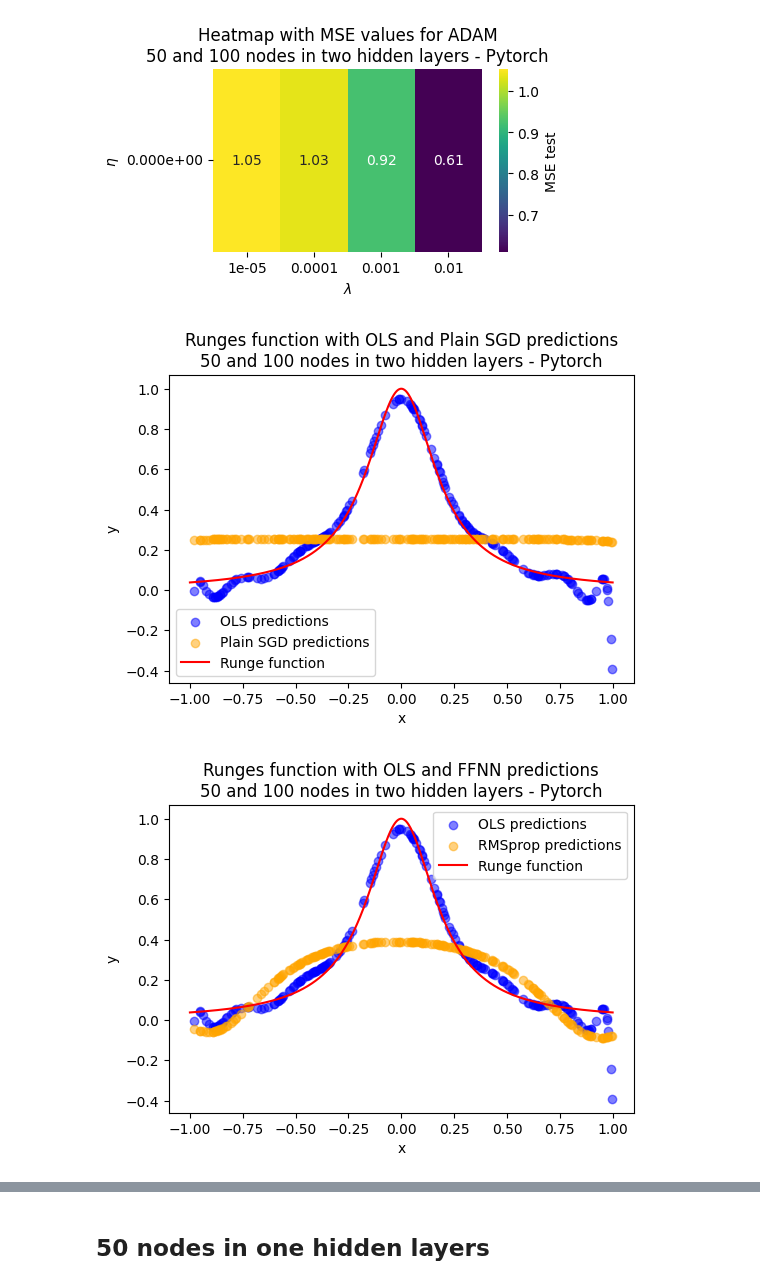
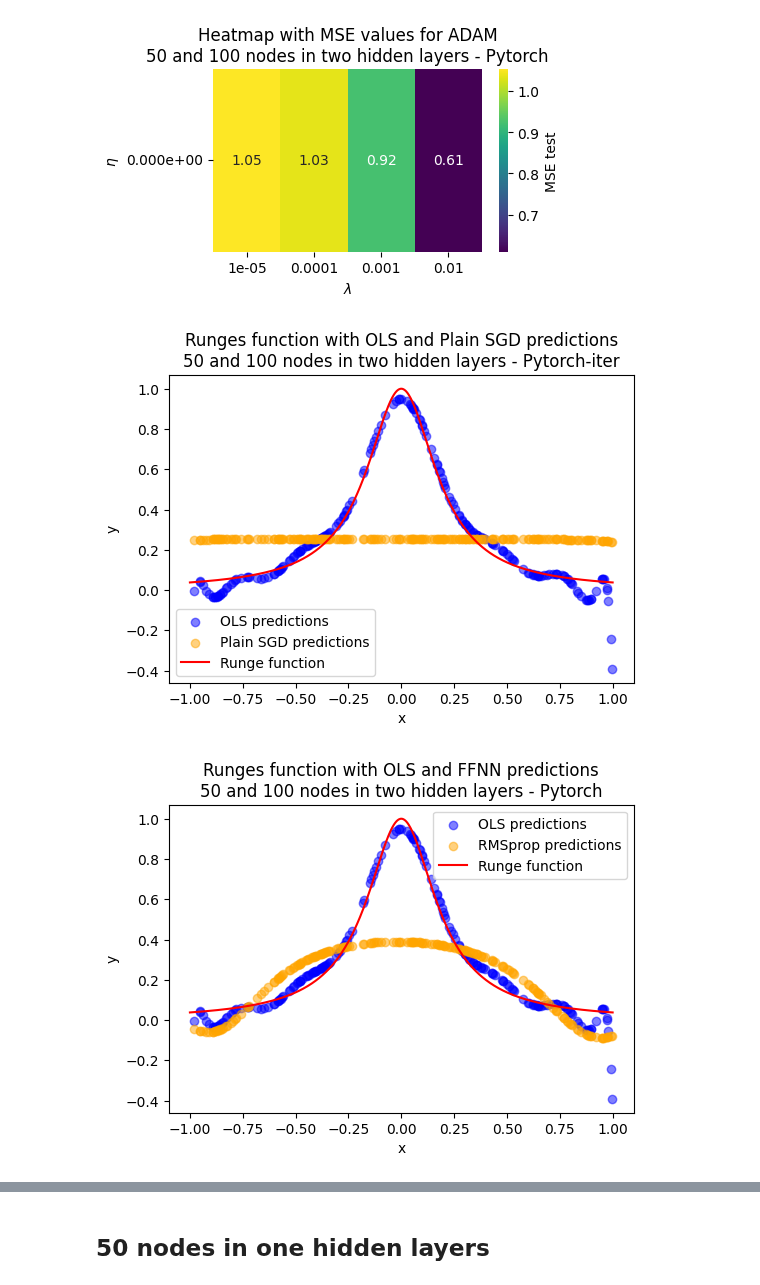
Before and after one commit to johtj/data_analysis_ml_projects, a Jupyter notebook: assignment2/Code/part_c.ipynb, the cells around one changed output, grey strips where cells are left out. Saved outputs shown, nothing was run; the diff lists cells and outputs as text; code cells hidden in the pictures.

```diff
--- a/assignment2/Code/part_c.ipynb
+++ b/assignment2/Code/part_c.ipynb
@@ -157,44 +165,42 @@ if SAVE_FIGURE:
 [figure]
 [figure]
 # %%
+# Rescale predictions for best MSE
 
-# Rescale plain SGD
-pytorch_min_index_plain_SGD_results_50_100 = pytorch_plain_SGD_results_50_100['MSE test'].idxmin()
-pytorch_best_predictions_plain_SGD_results_50_100 = pytorch_plain_SGD_results_50_100.loc[pytorch_min_index_plain_SGD_results_50_100]['Predictions']
-pytorch_best_predictions_plain_SGD_results_50_100_rescaled  = OLS_func.rescale_y(pytorch_best_predictions_plain_SGD_results_50_100, y_train_std_ols, y_train_mean_ols)
-
-
-# Rescale RMSprop
-pytorch_min_index_RMSprop_results_50_100 = pytorch_RMSprop_results_50_100['MSE test'].idxmin()
-pytorch_best_best_predictions_RMSprop_results_50_100 = pytorch_RMSprop_results_50_100.loc[pytorch_min_index_RMSprop_results_50_100]['Predictions']
-pytorch_best_predictions_RMSprop_results_50_100_rescaled  = OLS_func.rescale_y(pytorch_best_best_predictions_RMSprop_results_50_100, y_train_std_ols, y_train_mean_ols)
-
-# Rescale ADAM
-pytorch_min_index_ADAM_results_50_100 = pytorch_ADAM_results_50_100['MSE test'].idxmin()
-pytorch_best_best_predictions_ADAM_results_50_100 = pytorch_ADAM_results_50_100.loc[pytorch_min_index_ADAM_results_50_100]['Predictions']
-pytorch_best_predictions_ADAM_results_50_100_rescaled  = OLS_func.rescale_y(pytorch_best_best_predictions_ADAM_results_50_100, y_train_std_ols, y_train_mean_ols)
+pytorch_best_predictions_plain_SGD_results_50_100_rescaled = rescale_predictions(pytorch_plain_SGD_results_50_100, y_train_std_ols, y_train_mean_ols)
+pytorch_best_predictions_RMSprop_results_50_100_rescaled = rescale_predictions(pytorch_RMSprop_results_50_100, y_train_std_ols, y_train_mean_ols)
+pytorch_best_predictions_ADAM_results_50_100_rescaled = rescale_predictions(pytorch_ADAM_results_50_100, y_train_std_ols, y_train_mean_ols)
 # %%
 # Plot Runges Pytorch based on best MSE test value
 
+
 if SAVE_FIGURE:
+
+    task = 'part_c'
+    hidden_str = 'hidden50-100'
+    algo = 'Pytorch'
+    plot_type = 'runges'
+
+    filename_values = f'{task}-{plot_type}-{hidden_str}-iter{ffnn_iterations}-batch{batch_size_val}-{algo}'
+
     # Plotting Runge function and predictions from OLS regression and FFNN
     plot_runges_two_predictions(x, y, x_test, y_predicted_rescaled_ols, x_test, pytorch_best_predictions_plain_SGD_results_50_100_rescaled,
                                                             label_scatter1='OLS predictions', label_scatter2='Plain SGD predictions',
-                                                            alpha_val=0.5, title='Runges function with OLS and Plain SGD predictions\n50 and 100 nodes in two hidden layers - Pytorch',
-                                                            filename=f'part_c-runges_OLS_FFNN_predcitions-50_100_hidden_layers - Pytorch', save_image=SAVE_FIGURE, show_plot=SAVE_FIGURE)
+                                                            alpha_val=0.5, title='Runges function with OLS and Plain SGD predictions\n50 and 100 nodes in two hidden layers - Pytorch-iter',
+                                                            filename='plain-sgd_' + filename_values, save_image=SAVE_FIGURE, show_plot=SAVE_FIGURE)
 
 
     plot_runges_two_predictions(x, y, x_test, y_predicted_rescaled_ols, x_test, pytorch_best_predictions_RMSprop_results_50_100_rescaled,
                                                             label_scatter1='OLS predictions', label_scatter2='RMSprop predictions',
                                                             alpha_val=0.5, title='Runges function with OLS and FFNN predictions\n50 and 100 nodes in two hidden layers - Pytorch',
-                                                            filename=f'part_c-runges_OLS_rmsprop_predcitions-50_100_hidden_layers - Pytorch', save_image=SAVE_FIGURE, show_plot=SAVE_FIGURE)
+                                                            filename= 'rmsprop_' + filename_values, save_image=SAVE_FIGURE, show_plot=SAVE_FIGURE)
 
     plot_runges_two_predictions(x, y, x_test, y_predicted_rescaled_ols, x_test, pytorch_best_predictions_ADAM_results_50_100_rescaled,
                                                             label_scatter1='OLS predictions', label_scatter2='ADAM predictions',
                                                             alpha_val=0.5, title='Runges function with OLS and FFNN predictions\n50 and 100 nodes in two hidden layers - Pytorch',
-                                                            filename=f'part_c-runges_OLS_adam_predcitions-50_100_hidden_layers - Pytorch', save_image=SAVE_FIGURE, show_plot=SAVE_FIGURE)
+                                                            filename= 'adam_' + filename_values, save_image=SAVE_FIGURE, show_plot=SAVE_FIGURE)
 # %% [output]
-[figure, old version]
+[figure, new version]
 [figure]
 [figure]
 # %% [markdown]
```
Also changed, not shown: parts of 5 cells of this notebook, 1 other file.
